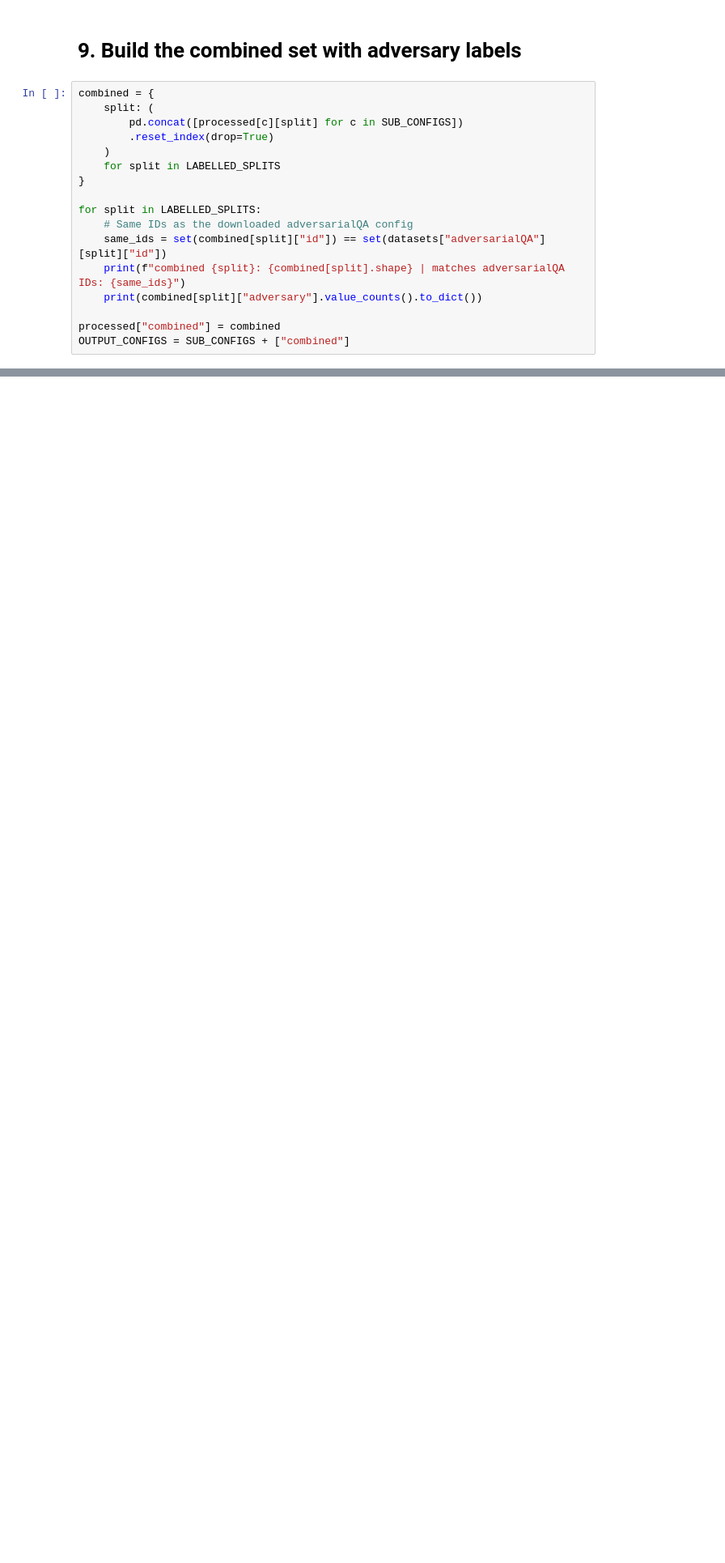
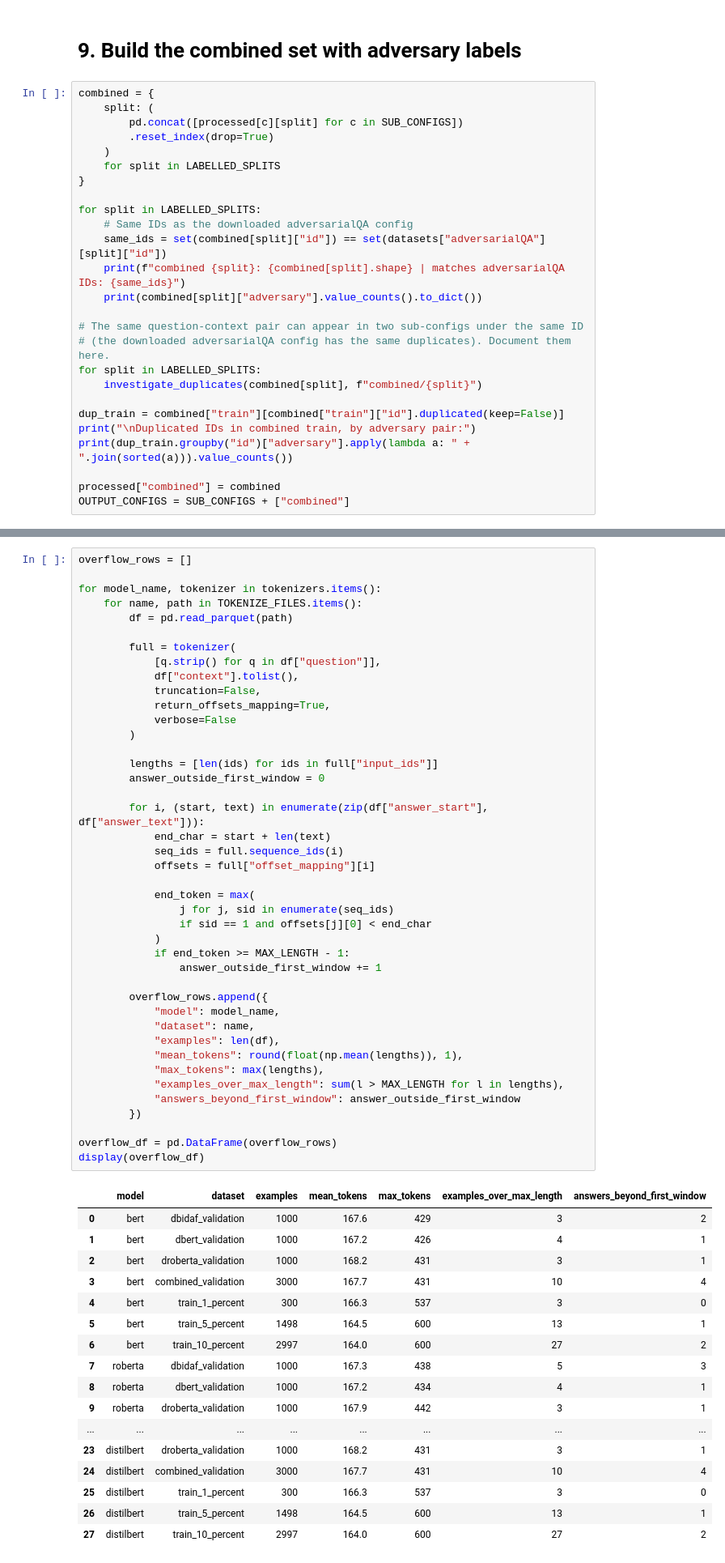
Before and after one commit to Deepika2222/Domain-Adaptive-and-Robustness-Aware-Question-Answering-, a Jupyter notebook: notebooks/02_data_preprocessing/adversarialqa_preprocessing.ipynb, the cells around one changed output, grey strips where cells are left out. Shown at 81% size. Saved outputs shown, nothing was run; the diff lists cells and outputs as text; blank space fills up the shorter version.

Commit message:
adversarial qa preprocessing done

```diff
--- a/notebooks/02_data_preprocessing/adversarialqa_preprocessing.ipynb
+++ b/notebooks/02_data_preprocessing/adversarialqa_preprocessing.ipynb
@@ -566,6 +568,15 @@ for split in LABELLED_SPLITS:
     print(f"combined {split}: {combined[split].shape} | matches adversarialQA IDs: {same_ids}")
     print(combined[split]["adversary"].value_counts().to_dict())
 
+# The same question-context pair can appear in two sub-configs under the same ID
+# (the downloaded adversarialQA config has the same duplicates). Document them here.
+for split in LABELLED_SPLITS:
+    investigate_duplicates(combined[split], f"combined/{split}")
+
+dup_train = combined["train"][combined["train"]["id"].duplicated(keep=False)]
+print("\nDuplicated IDs in combined train, by adversary pair:")
+print(dup_train.groupby("id")["adversary"].apply(lambda a: " + ".join(sorted(a))).value_counts())
+
 processed["combined"] = combined
 OUTPUT_CONFIGS = SUB_CONFIGS + ["combined"]
 # %% [output]
@@ -645,0 +842,60 @@ Note: you may need to restart the kernel to use updated packages.
+# %%
+overflow_rows = []
+
+for model_name, tokenizer in tokenizers.items():
+    for name, path in TOKENIZE_FILES.items():
+        df = pd.read_parquet(path)
+
+        full = tokenizer(
+            [q.strip() for q in df["question"]],
+            df["context"].tolist(),
+            truncation=False,
+            return_offsets_mapping=True,
+            verbose=False
+        )
+
+        lengths = [len(ids) for ids in full["input_ids"]]
+        answer_outside_first_window = 0
+
+        for i, (start, text) in enumerate(zip(df["answer_start"], df["answer_text"])):
+            end_char = start + len(text)
+            seq_ids = full.sequence_ids(i)
+            offsets = full["offset_mapping"][i]
+
+            end_token = max(
+                j for j, sid in enumerate(seq_ids)
+                if sid == 1 and offsets[j][0] < end_char
+            )
+            if end_token >= MAX_LENGTH - 1:
+                answer_outside_first_window += 1
+
+        overflow_rows.append({
+            "model": model_name,
+            "dataset": name,
+            "examples": len(df),
+            "mean_tokens": round(float(np.mean(lengths)), 1),
+            "max_tokens": max(lengths),
+            "examples_over_max_length": sum(l > MAX_LENGTH for l in lengths),
+            "answers_beyond_first_window": answer_outside_first_window
+        })
+
+overflow_df = pd.DataFrame(overflow_rows)
+display(overflow_df)
+# %% [output]
+|  | model | dataset | examples | mean_tokens | max_tokens | examples_over_max_length | answers_beyond_first_window |
+| 0 | bert | dbidaf_validation | 1000 | 167.6 | 429 | 3 | 2 |
+| 1 | bert | dbert_validation | 1000 | 167.2 | 426 | 4 | 1 |
+| 2 | bert | droberta_validation | 1000 | 168.2 | 431 | 3 | 1 |
+| 3 | bert | combined_validation | 3000 | 167.7 | 431 | 10 | 4 |
+| 4 | bert | train_1_percent | 300 | 166.3 | 537 | 3 | 0 |
+| 5 | bert | train_5_percent | 1498 | 164.5 | 600 | 13 | 1 |
+| 6 | bert | train_10_percent | 2997 | 164.0 | 600 | 27 | 2 |
+| 7 | roberta | dbidaf_validation | 1000 | 167.3 | 438 | 5 | 3 |
+| 8 | roberta | dbert_validation | 1000 | 167.2 | 434 | 4 | 1 |
+| 9 | roberta | droberta_validation | 1000 | 167.9 | 442 | 3 | 1 |
+| ... | ... | ... | ... | ... | ... | ... | ... |
+| 23 | distilbert | droberta_validation | 1000 | 168.2 | 431 | 3 | 1 |
+| 24 | distilbert | combined_validation | 3000 | 167.7 | 431 | 10 | 4 |
+| 25 | distilbert | train_1_percent | 300 | 166.3 | 537 | 3 | 0 |
+| 26 | distilbert | train_5_percent | 1498 | 164.5 | 600 | 13 | 1 |
+| 27 | distilbert | train_10_percent | 2997 | 164.0 | 600 | 27 | 2 |
```
Also changed, not shown: parts of 16 cells of this notebook, 17 other files.
